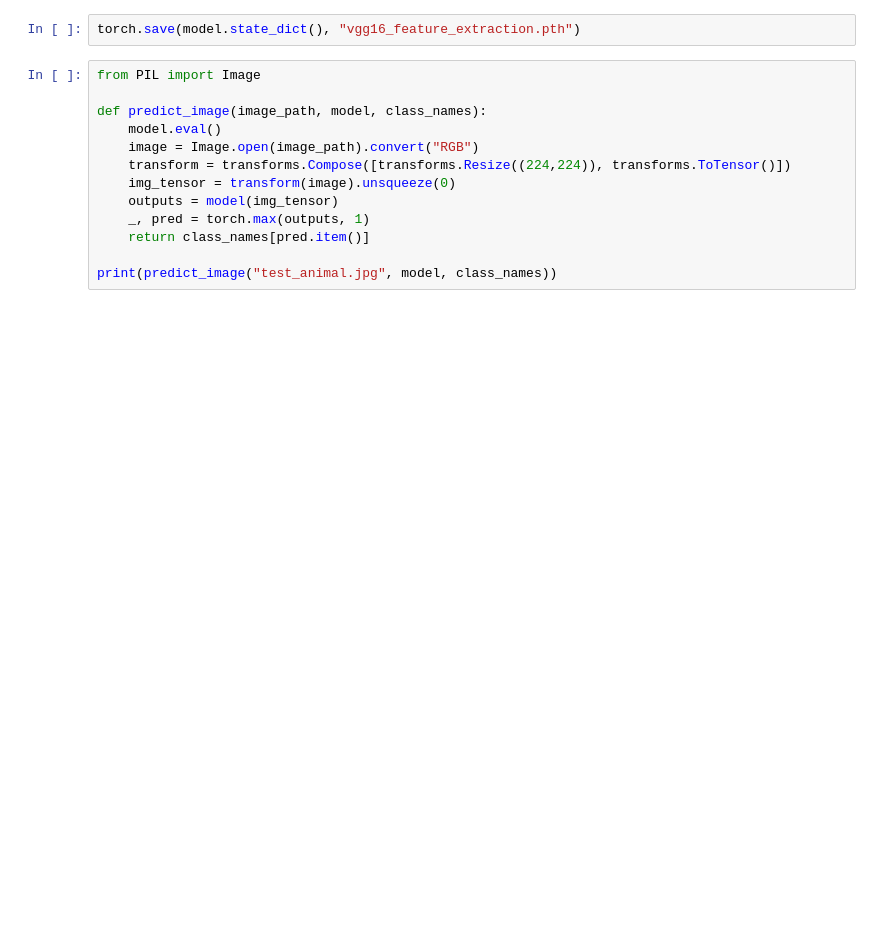
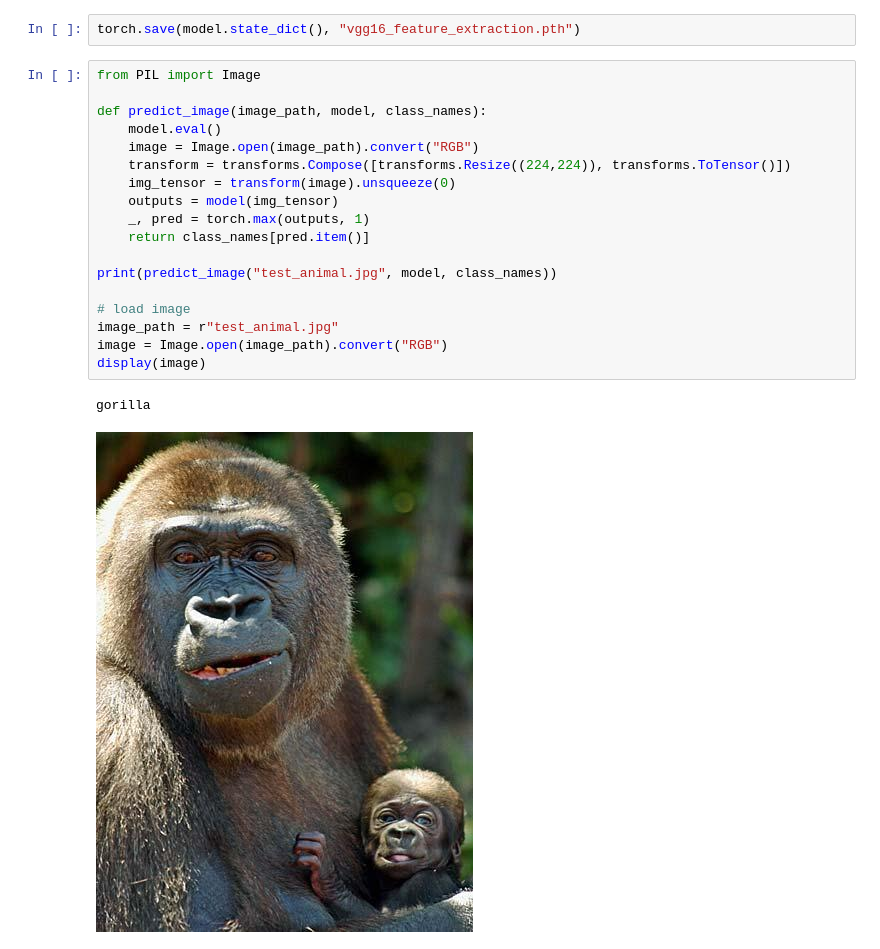
Before and after one commit to Dev-Code-Vault/INFO_4000, a Jupyter notebook: Exercise_3/VGG16_Feature_Extraction.ipynb, the cells around one changed output. Drawn from its saved outputs; the diff is of its cells as text; blank space fills up the shorter version.

```diff
--- a/Exercise_3/VGG16_Feature_Extraction.ipynb
+++ b/Exercise_3/VGG16_Feature_Extraction.ipynb
@@ -81,13 +93,21 @@ torch.save(model.state_dict(), "vgg16_feature_extraction.pth")
 # %%
 from PIL import Image
 
 def predict_image(image_path, model, class_names):
     model.eval()
     image = Image.open(image_path).convert("RGB")
     transform = transforms.Compose([transforms.Resize((224,224)), transforms.ToTensor()])
     img_tensor = transform(image).unsqueeze(0)
     outputs = model(img_tensor)
     _, pred = torch.max(outputs, 1)
     return class_names[pred.item()]
 
 print(predict_image("test_animal.jpg", model, class_names))
+
+# load image
+image_path = r"test_animal.jpg"
+image = Image.open(image_path).convert("RGB")
+display(image)
+# %% [output]
+gorilla
+[figure, added]
```
Also changed, not shown: parts of 3 cells of this notebook.
